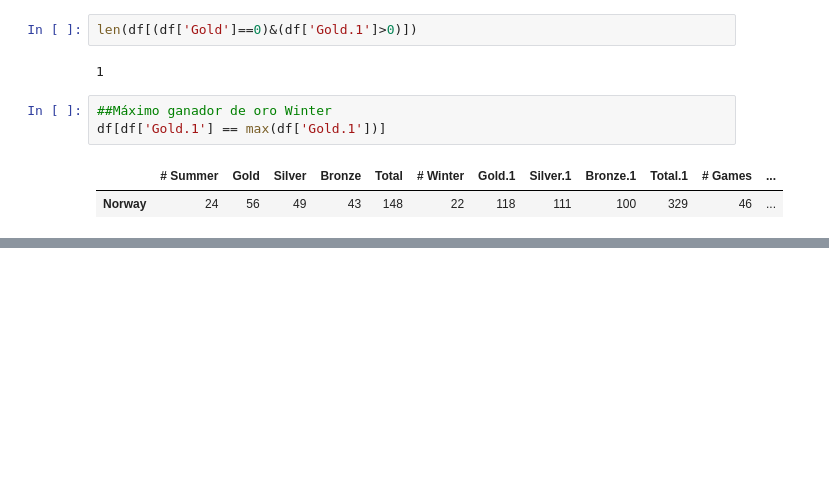
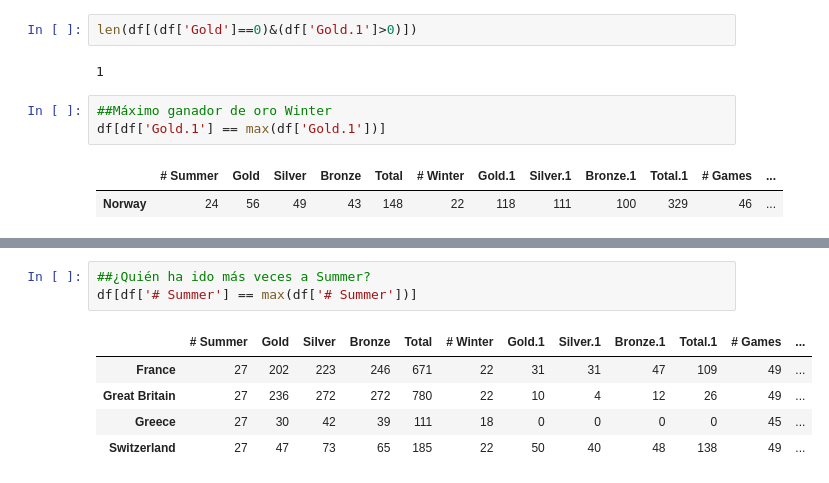
Before and after one commit to Dea10/Coursera-UM-DS, a Jupyter notebook: W2/Assigment 2 + ejercicios.ipynb, the cells around one changed output, grey strips where cells are left out. Saved outputs shown, nothing was run; the diff lists cells and outputs as text; blank space fills up the shorter version.

```diff
--- a/W2/Untitled1.ipynb
+++ b/W2/Assigment 2 + ejercicios.ipynb
@@ -157,3 +206,12 @@ df[df['# Winter'] == max(df['# Winter'])]
 | Sweden | 26 | 143 | 164 | 176 | 483 | 22 | 50 | 40 | 54 | 144 | 48 | ... |
 | Switzerland | 27 | 47 | 73 | 65 | 185 | 22 | 50 | 40 | 48 | 138 | 49 | ... |
 | United States | 26 | 976 | 757 | 666 | 2399 | 22 | 96 | 102 | 84 | 282 | 48 | ... |
+# %%
+##¿Quién ha ido más veces a Summer?
+df[df['# Summer'] == max(df['# Summer'])]
+# %% [output]
+|  | # Summer | Gold | Silver | Bronze | Total | # Winter | Gold.1 | Silver.1 | Bronze.1 | Total.1 | # Games | ... |
+| France | 27 | 202 | 223 | 246 | 671 | 22 | 31 | 31 | 47 | 109 | 49 | ... |
+| Great Britain | 27 | 236 | 272 | 272 | 780 | 22 | 10 | 4 | 12 | 26 | 49 | ... |
+| Greece | 27 | 30 | 42 | 39 | 111 | 18 | 0 | 0 | 0 | 0 | 45 | ... |
+| Switzerland | 27 | 47 | 73 | 65 | 185 | 22 | 50 | 40 | 48 | 138 | 49 | ... |
```
Also changed, not shown: parts of 25 cells of this notebook.
